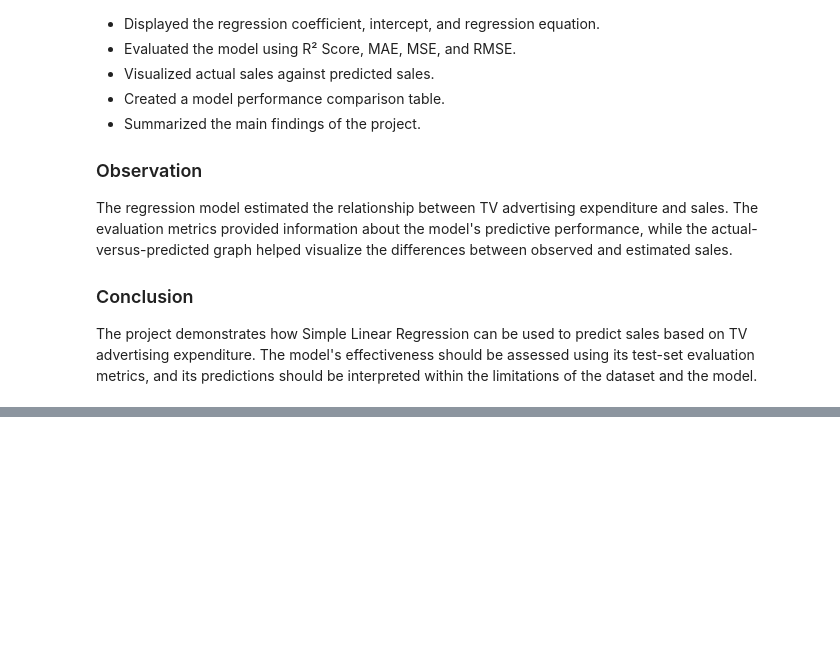
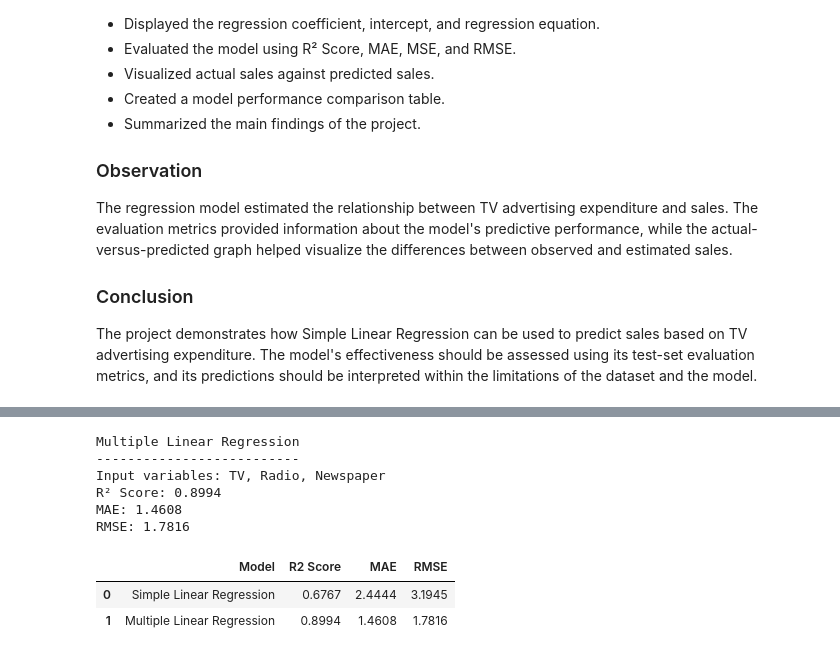
Before and after one commit to shreeshreeya69-crypto/simple-linear-regression-ybi, a Jupyter notebook: Simple_Linear_Regression_YBI.ipynb, the cells around one changed output, grey strips where cells are left out. Saved outputs shown, nothing was run; the diff lists cells and outputs as text; code cells hidden in the pictures; blank space fills up the shorter version.

```diff
--- a/Simple_Linear_Regression_YBI.ipynb
+++ b/Simple_Linear_Regression_YBI.ipynb
@@ -3166,0 +3259,53 @@ The project demonstrates how Simple Linear Regression can be used to predict sal
+# %%
+X_multiple = df[['TV', 'radio', 'newspaper']]
+y = df['sales']
+
+X_train_m, X_test_m, y_train_m, y_test_m = train_test_split(
+    X_multiple, y, test_size=0.2, random_state=42
+)
+
+multiple_model = LinearRegression()
+multiple_model.fit(X_train_m, y_train_m)
+
+multiple_pred = multiple_model.predict(X_test_m)
+
+print("Multiple Linear Regression")
+print("--------------------------")
+print("Input variables: TV, Radio, Newspaper")
+print("R² Score:", round(r2_score(y_test_m, multiple_pred), 4))
+print("MAE:", round(mean_absolute_error(y_test_m, multiple_pred), 4))
+print("RMSE:", round(np.sqrt(mean_squared_error(y_test_m, multiple_pred)), 4))
+# %% [output]
+Multiple Linear Regression
+--------------------------
+Input variables: TV, Radio, Newspaper
+R² Score: 0.8994
+MAE: 1.4608
+RMSE: 1.7816
+# %%
+comparison = pd.DataFrame({
+    'Model': [
+        'Simple Linear Regression',
+        'Multiple Linear Regression'
+    ],
+    'R2 Score': [
+        r2_score(y_test, simple_pred),
+        r2_score(y_test_m, multiple_pred)
+    ],
+    'MAE': [
+        mean_absolute_error(y_test, simple_pred),
+        mean_absolute_error(y_test_m, multiple_pred)
+    ],
+    'RMSE': [
+        np.sqrt(mean_squared_error(y_test, simple_pred)),
+        np.sqrt(mean_squared_error(y_test_m, multiple_pred))
+    ]
+})
+
+comparison = comparison.round(4)
+
+comparison
+# %% [output]
+|  | Model | R2 Score | MAE | RMSE |
+| 0 | Simple Linear Regression | 0.6767 | 2.4444 | 3.1945 |
+| 1 | Multiple Linear Regression | 0.8994 | 1.4608 | 1.7816 |
```
Also changed, not shown: parts of 8 cells of this notebook.
